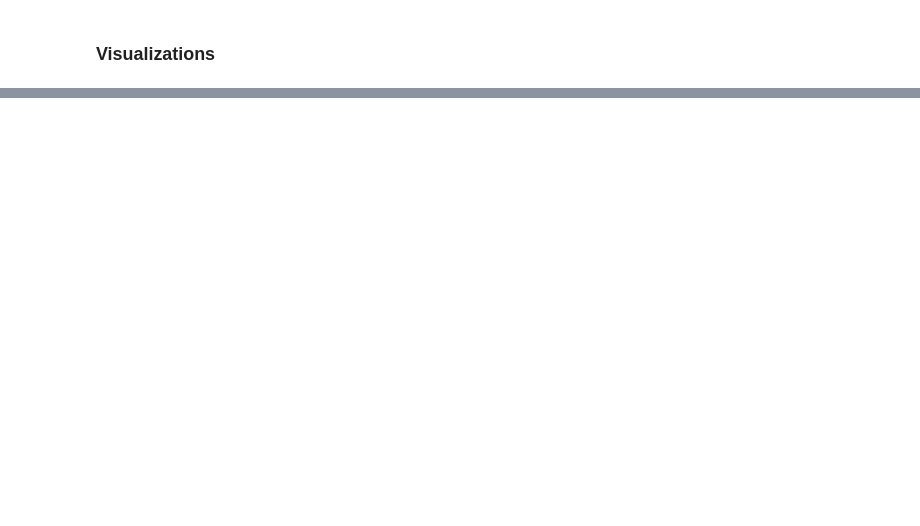
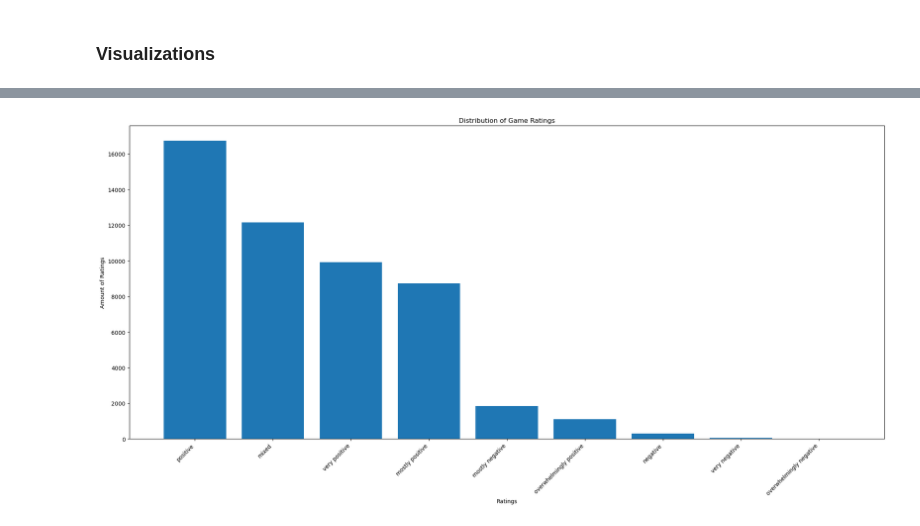
Before and after one commit to ryanshz/ryanshz.github.io, a Jupyter notebook: public/datamining/project2.ipynb, the cells around one changed output, grey strips where cells are left out. Cells and saved outputs as stored; diff of their text form; code cells hidden in the pictures; blank space fills up the shorter version.

```diff
--- a/public/datamining/project2.ipynb
+++ b/public/datamining/project2.ipynb
@@ -156,0 +200,16 @@ plt.show()
+# %%
+rating_counts = steamGameData['rating'].value_counts()
+
+fig_ratings, ax = plt.subplots(figsize=(20,10))
+ax.bar(rating_counts.index, rating_counts.values)
+
+ax.set_xlabel('Ratings')
+ax.set_ylabel('Amount of Ratings')
+ax.set_title('Distribution of Game Ratings')
+
+plt.xticks(rotation=45, ha='right')
+
+plt.tight_layout()
+plt.show()
+# %% [output]
+[figure, added]
```
Also changed, not shown: parts of 21 cells of this notebook, 2 other files.
